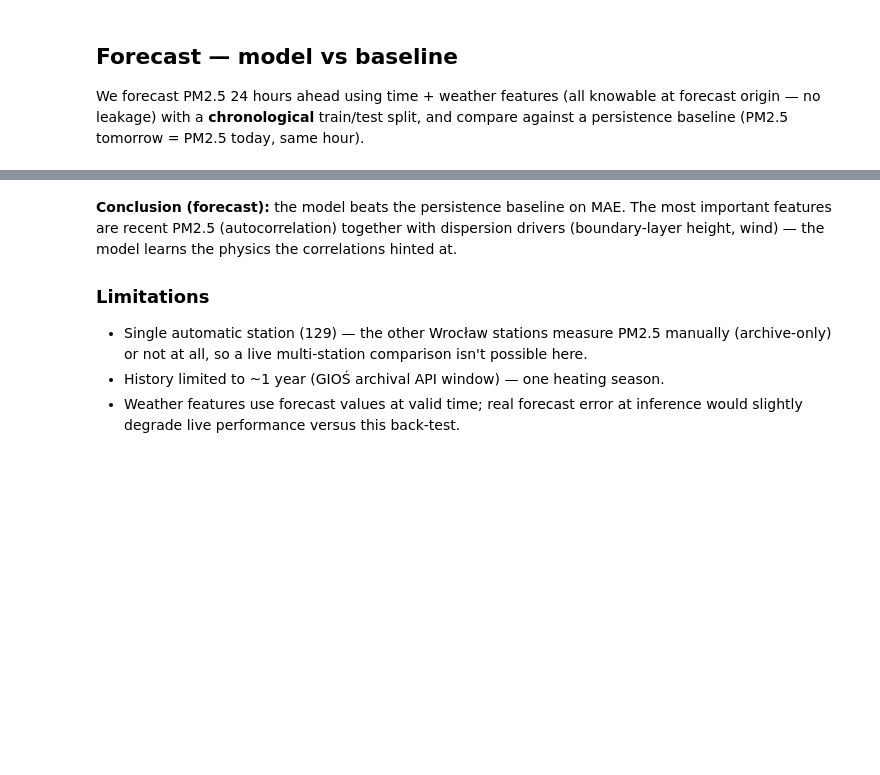
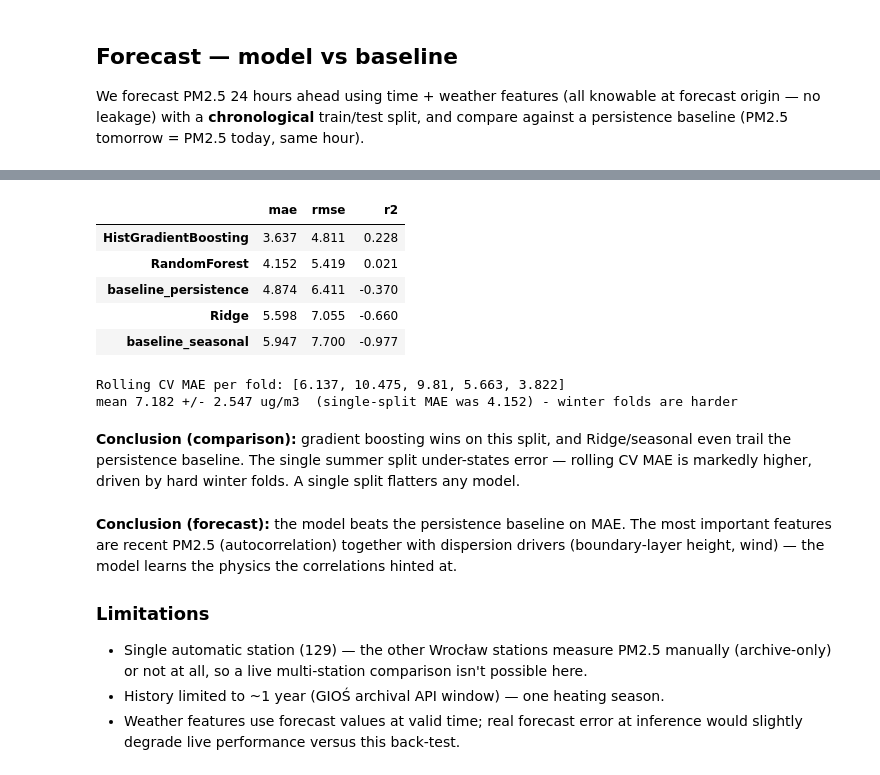
Before and after one commit to P0w3r223/wroclaw-air-insights, a Jupyter notebook: notebooks/01_analysis.ipynb, the cells around one changed output, grey strips where cells are left out. Cells and saved outputs as stored; diff of their text form; code cells hidden in the pictures; blank space fills up the shorter version.

```diff
--- a/notebooks/01_analysis.ipynb
+++ b/notebooks/01_analysis.ipynb
@@ -224,3 +230,25 @@ dtype: float64
+# %%
+comparison = model.compare_models(feature_frame)
+pd.DataFrame(comparison).T.sort_values('mae')
+# %% [output]
+|  | mae | rmse | r2 |
+| HistGradientBoosting | 3.637 | 4.811 | 0.228 |
+| RandomForest | 4.152 | 5.419 | 0.021 |
+| baseline_persistence | 4.874 | 6.411 | -0.370 |
+| Ridge | 5.598 | 7.055 | -0.660 |
+| baseline_seasonal | 5.947 | 7.700 | -0.977 |
+# %%
+cv = model.cross_validate(feature_frame, 'RandomForest', n_splits=5)
+print('Rolling CV MAE per fold:', cv['fold_mae'])
+print(f"mean {cv['mae_mean']} +/- {cv['mae_std']} ug/m3  "
+      f"(single-split MAE was {results['model']['mae']}) - winter folds are harder")
+# %% [output]
+Rolling CV MAE per fold: [6.137, 10.475, 9.81, 5.663, 3.822]
+mean 7.182 +/- 2.547 ug/m3  (single-split MAE was 4.152) - winter folds are harder
+# %% [markdown]
+**Conclusion (comparison):** gradient boosting wins on this split, and Ridge/seasonal
+even trail the persistence baseline. The single summer split under-states error — rolling
+CV MAE is markedly higher, driven by hard winter folds. A single split flatters any model.
 # %% [markdown]
 **Conclusion (forecast):** the model beats the persistence baseline on MAE. The most
 important features are recent PM2.5 (autocorrelation) together with dispersion drivers
```
Also changed, not shown: parts of 6 cells of this notebook, 8 other files.
